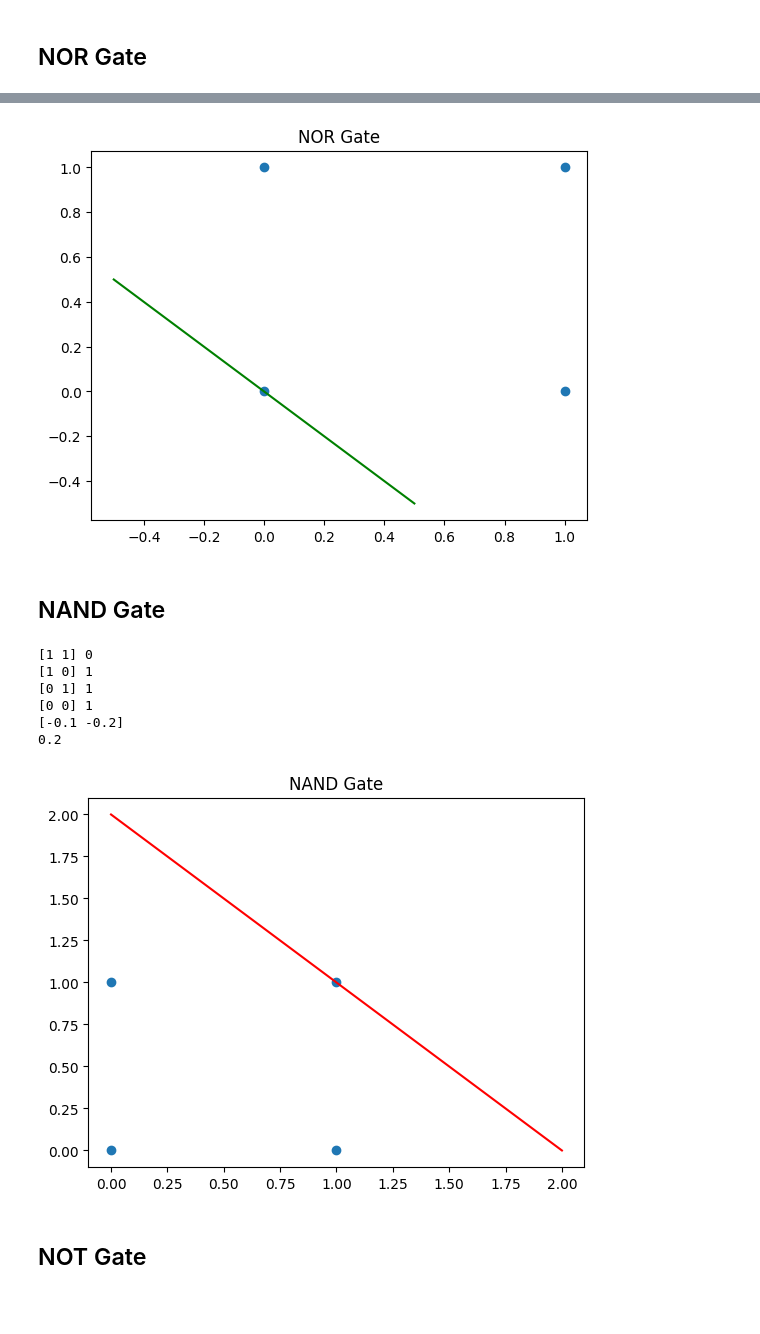
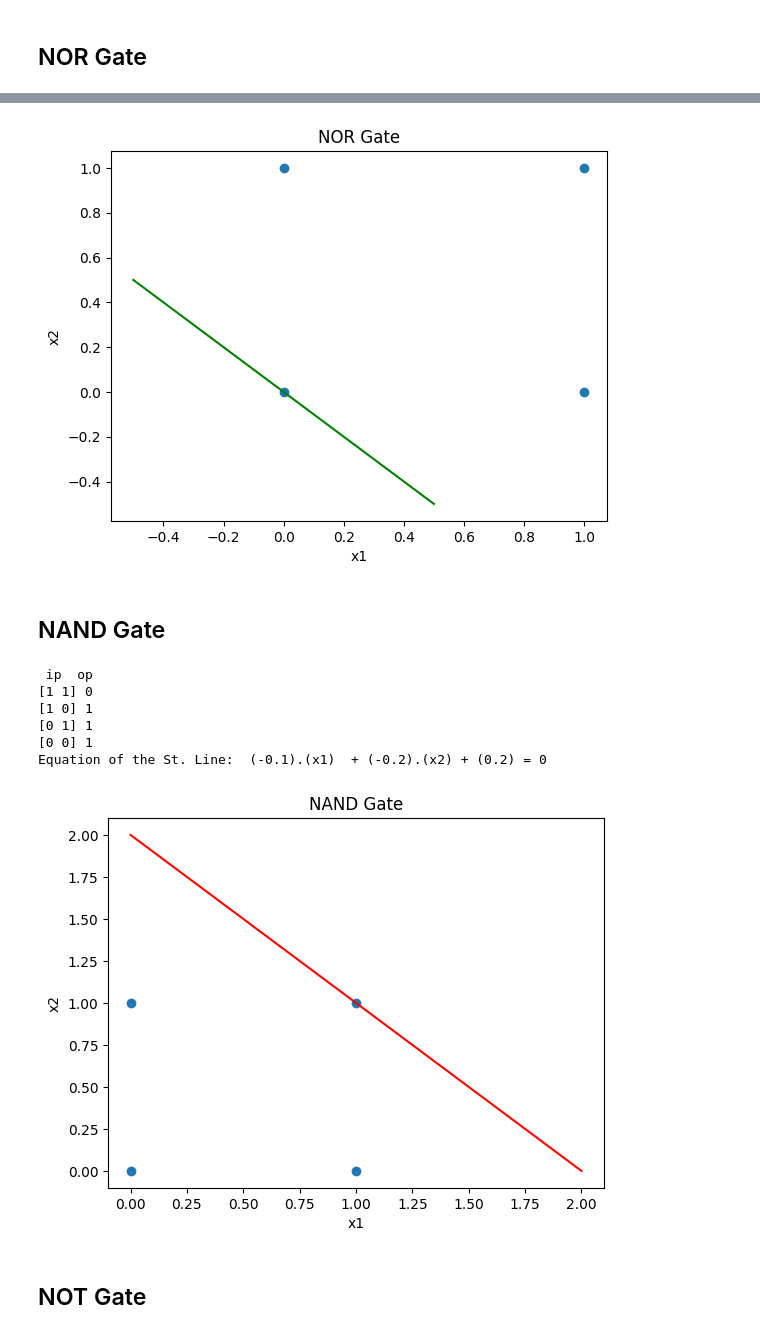
Before and after one commit to Programmer-Bose/Computational_Intelligence, a Jupyter notebook: Perceptron/test.ipynb, the cells around one changed output, grey strips where cells are left out. Saved outputs shown, nothing was run; the diff lists cells and outputs as text; code cells hidden in the pictures; blank space fills up the shorter version.

```diff
--- a/Perceptron/test.ipynb
+++ b/Perceptron/test.ipynb
@@ -87,11 +101,11 @@ print(pt_NOR.bias)
 # %%
 plt.scatter(np.hsplit(X,2)[0],np.hsplit(X,2)[1])
 x_ = np.linspace(-0.5, 0.5, 5)
-plt.title('NOR Gate')
+plt.xlabel("x1"),plt.ylabel("x2"),plt.title('NOR Gate')
 plt.plot(x_,-(pt_NOR.bias + pt_NOR.weights[0]*x_)/(pt_NOR.weights[0]),'-g')
 plt.show()
 # %% [output]
-[figure, old version]
+[figure, new version]
 # %% [markdown]
 <h2> NAND Gate
 # %%
@@ -103,25 +117,31 @@ y = np.array([0, 1, 1, 1])
 
 pt_NAND.fit(X, y)
 
+
+print(" ip  op")
 for ips in X:
     print(ips,pt_NAND.predict(np.array(ips)))
-print(pt_NAND.weights)
-print(pt_NAND.bias)
+
+eqn_NAND = "({}).(x1)  + ({}).(x2) + ({}) = 0".format(pt_NAND.weights[0],pt_NAND.weights[1],pt_NAND.bias)
+print ("Equation of the St. Line: ", eqn_NAND)
+
+# print(pt_NAND.weights)
+# print(pt_NAND.bias)
 # %% [output]
+ ip  op
 [1 1] 0
 [1 0] 1
 [0 1] 1
 [0 0] 1
-[-0.1 -0.2]
-0.2
+Equation of the St. Line:  (-0.1).(x1)  + (-0.2).(x2) + (0.2) = 0
 # %%
 plt.scatter(np.hsplit(X,2)[0],np.hsplit(X,2)[1])
 x_ = np.linspace(0, 2, 5)
-plt.title('NAND Gate')
+plt.xlabel("x1"),plt.ylabel("x2"),plt.title('NAND Gate')
 plt.plot(x_,-(pt_NAND.bias + pt_NAND.weights[0]*x_)/(pt_NAND.weights[0]),'-r')
 plt.show()
 # %% [output]
-[figure, old version]
+[figure, new version]
 # %% [markdown]
 <h2> NOT Gate
 # %%
```
Also changed, not shown: parts of 6 cells of this notebook, 3 other files.
